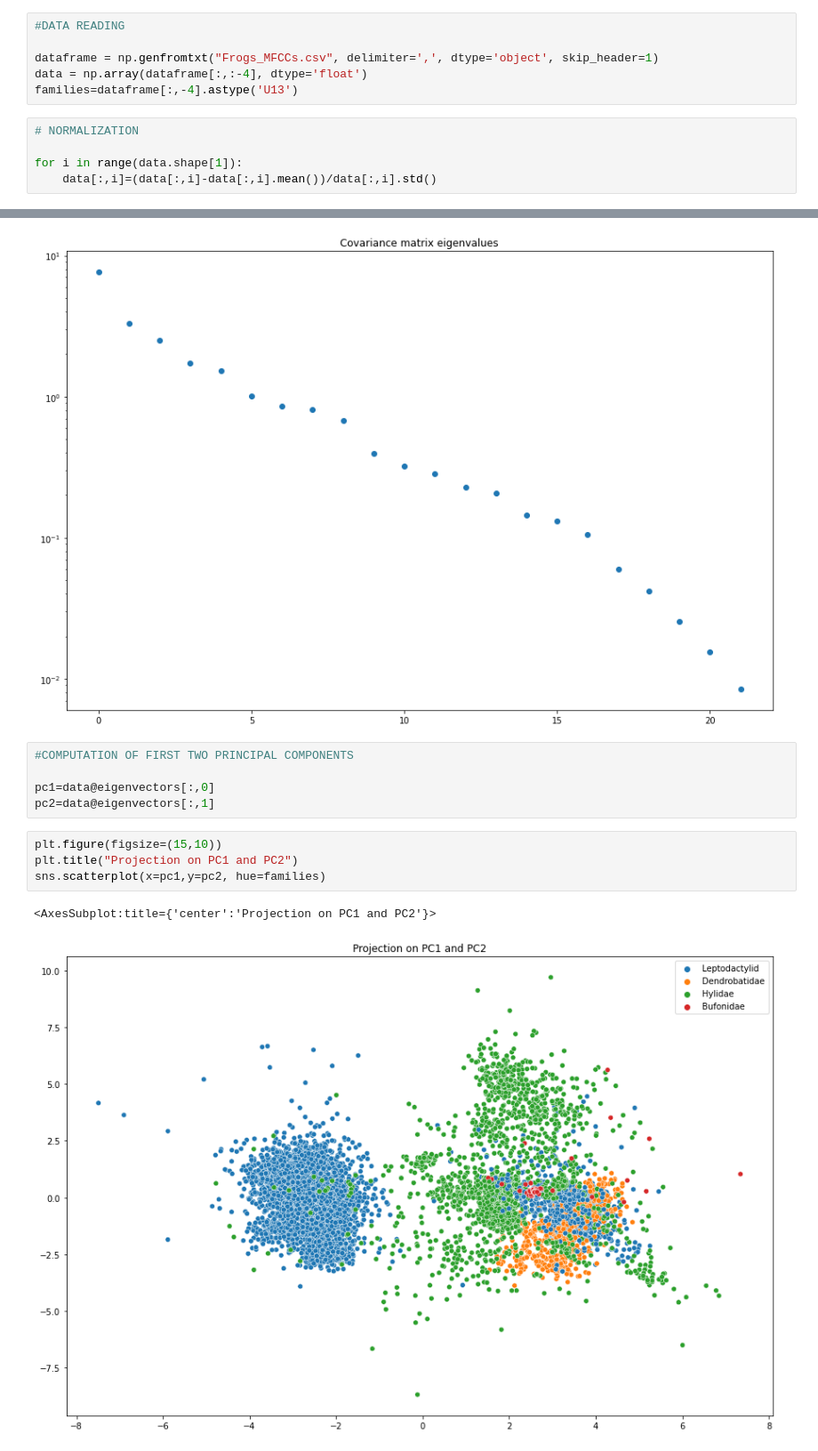
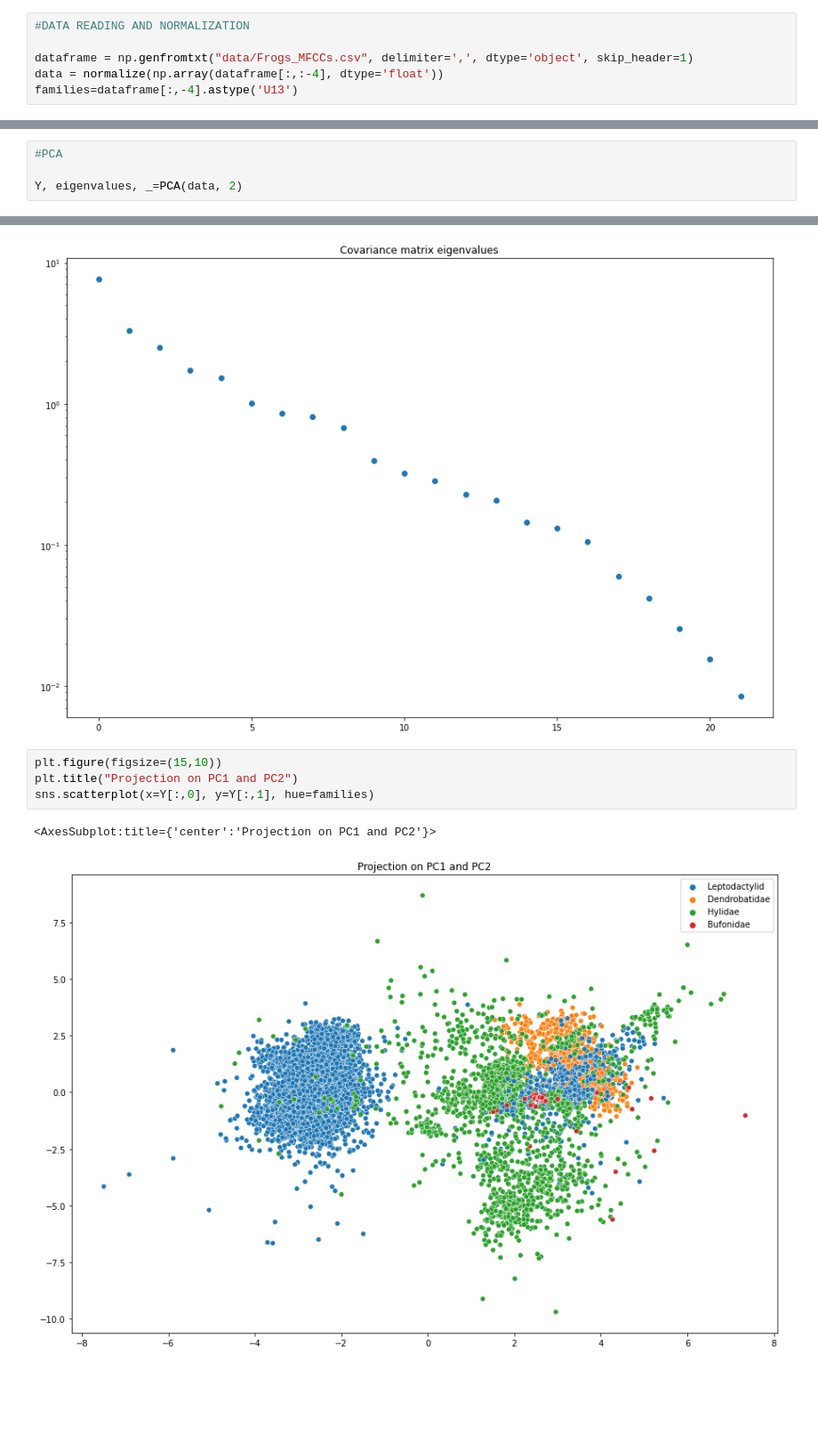
Before and after one commit to lorenzobasile/UnsupervisedLearning, a Jupyter notebook: PCA.ipynb, the cells around one changed output, grey strips where cells are left out. Shown at 89% size. Cells and saved outputs as stored; diff of their text form; blank space fills up the shorter version.

```diff
--- a/PCA.ipynb
+++ b/PCA.ipynb
@@ -7,11 +9,6 @@ import matplotlib.pyplot as plt
 # %%
-#DATA READING
+#DATA READING AND NORMALIZATION
 
-dataframe = np.genfromtxt("Frogs_MFCCs.csv", delimiter=',', dtype='object', skip_header=1)
-data = np.array(dataframe[:,:-4], dtype='float')
+dataframe = np.genfromtxt("data/Frogs_MFCCs.csv", delimiter=',', dtype='object', skip_header=1)
+data = normalize(np.array(dataframe[:,:-4], dtype='float'))
 families=dataframe[:,-4].astype('U13')
-# %%
-# NORMALIZATION
-
-for i in range(data.shape[1]):
-    data[:,i]=(data[:,i]-data[:,i].mean())/data[:,i].std()
@@ -29,3 +15,7 @@ eigenvectors = eigenvectors[:,sorted_indices]
+# %%
+#PCA
+
+Y, eigenvalues, _=PCA(data, 2)
 # %%
 plt.figure(figsize=(15,10))
 plt.title("Covariance matrix eigenvalues")
@@ -33,15 +23,10 @@ plt.semilogy(eigenvalues, 'o')
 # %% [output]
 [<matplotlib.lines.Line2D at 0x...>]
 [figure]
-# %%
-#COMPUTATION OF FIRST TWO PRINCIPAL COMPONENTS
-
-pc1=data@eigenvectors[:,0]
-pc2=data@eigenvectors[:,1]
 # %%
 plt.figure(figsize=(15,10))
 plt.title("Projection on PC1 and PC2")
-sns.scatterplot(x=pc1,y=pc2, hue=families)
+sns.scatterplot(x=Y[:,0], y=Y[:,1], hue=families)
 # %% [output]
 <AxesSubplot:title={'center':'Projection on PC1 and PC2'}>
-[figure, old version]
+[figure, new version]
```
Also changed, not shown: parts of 6 cells of this notebook, 5 other files.
